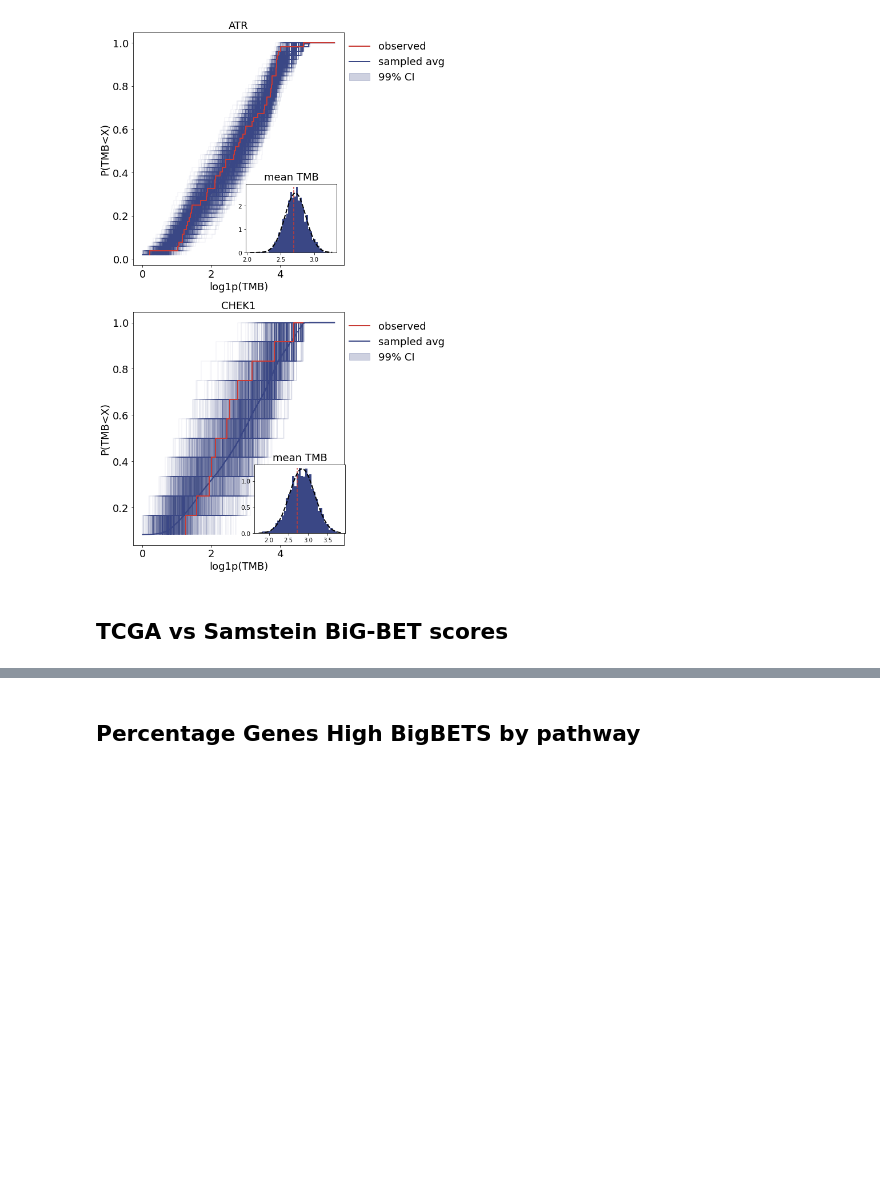
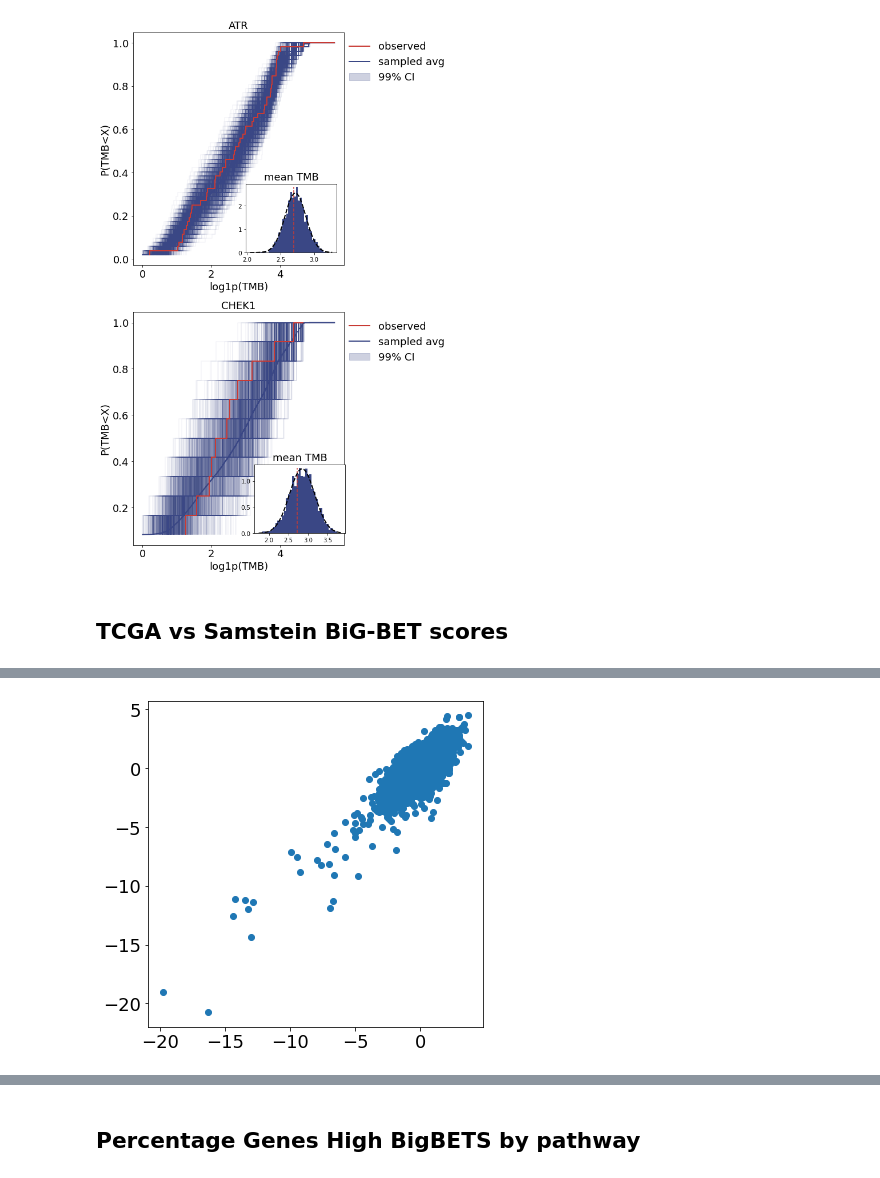
Before and after one commit to wweir827/BIGBETS, a Jupyter notebook: notebooks/tcga_rewiring_fullnetwork_plots.ipynb, the cells around one changed output, grey strips where cells are left out. Saved outputs shown, nothing was run; the diff lists cells and outputs as text; code cells hidden in the pictures; blank space fills up the shorter version.

```diff
--- a/notebooks/tcga_rewiring_fullnetwork_plots.ipynb
+++ b/notebooks/tcga_rewiring_fullnetwork_plots.ipynb
@@ -507,12 +507,14 @@ for path in combined_mean_tmbs.keys():
                                                               snv_indel_df=snv_df)
     obs_mean_tmb=np.mean(np.log1p(ctmbs['tmb']))
     zscore=stats.mstats.zscore(np.append(mean_tmbs,obs_mean_tmb))[-1]
-    ddr_path_bigbets.loc[path,'BiG-BETS']=zscore
+    ddr_path_bigbets.loc[path,'bigbets']=zscore
     ddr_path_bigbets.loc[path,'path']=path
 
 ddr_path_bigbets['-1og10_MWU']=-1*np.log10(ddr_path_bigbets['MWU_pval'])
-ddr_path_bigbets['pval_bigbets']=stats.norm.sf(abs(ddr_path_bigbets['BiG-BETS'])) #one-sided
+ddr_path_bigbets['pval_bigbets']=stats.norm.sf(abs(ddr_path_bigbets['bigbets'])) #one-sided
 _,ddr_path_bigbets['padj_tcga'],_,_ = sm.stats.multipletests(alpha=.05,pvals=ddr_path_bigbets['pval_bigbets'],method='fdr_bh')
+
+ddr_path_bigbets.to_csv(os.path.join(bigbets.file_locations.bipartite_samples_dir,'tcga_18kgenes_path_rewiring_zscores.csv'))
 # %% [output]
 0
 BER, NER, MMR, FA, HR, NHEJ, DS, histone_modification_pathway, chromatin_remodel,
@@ -1553,0 +1643,9 @@ Finished.
+# %%
+tcga_samstein_filt=pd.read_csv("/Users/whweir/Documents/UNC_SOM_docs/Mucha_Lab/Mucha_Python/TCGA/BIG_BETS/data/bipartite_sampling_data/tcga_filter_samstein_cancertypes_rewiring_zscores.csv",index_col=0)
+plt.close()
+f,a=plt.subplots(1,1,figsize=(6,6))
+a.scatter(tcga_samstein_filt['bigbets'],
+          all_big_bets.loc[all_big_bets.index.intersection(tcga_samstein_filt.index),'bigbets'])
+plt.show()
+# %% [output]
+[figure, added]
```
Also changed, not shown: parts of 9 cells of this notebook, 5 other files.
